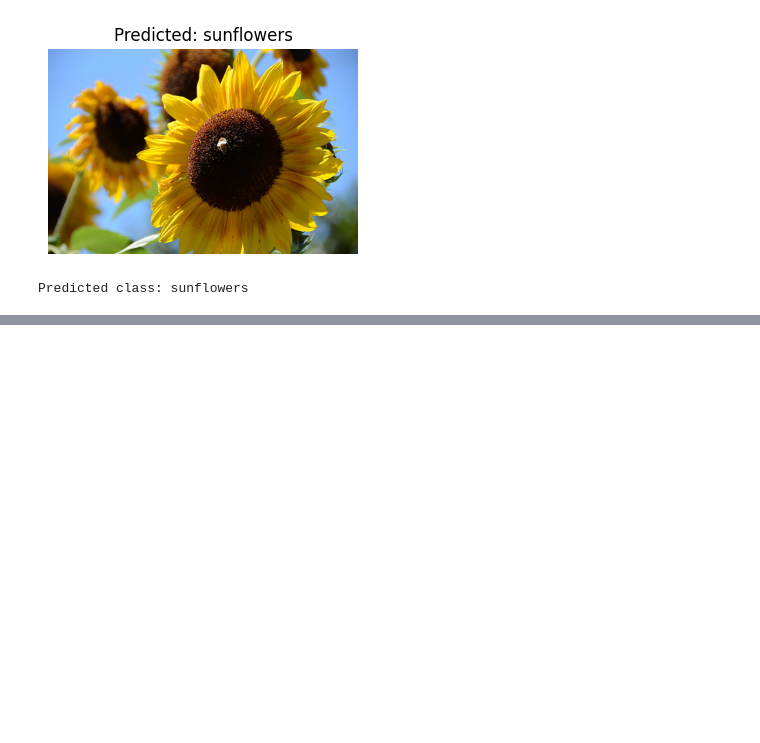
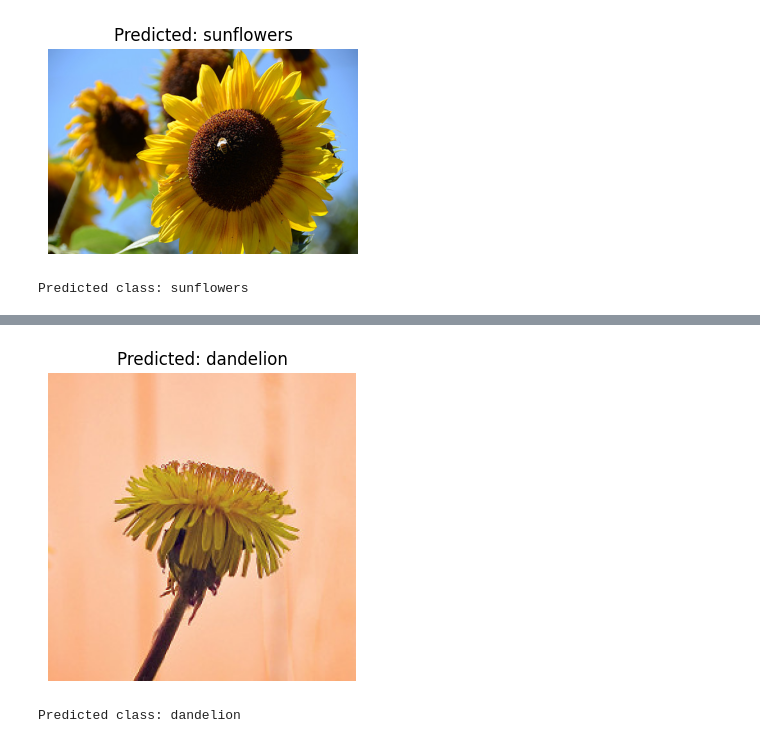
Before and after one commit to Mushfiqur-Rahman-Robin/vision-transformer, a Jupyter notebook: swin_transformers_on_custom_data.ipynb, the cells around one changed output, grey strips where cells are left out. Saved outputs shown, nothing was run; the diff lists cells and outputs as text; code cells hidden in the pictures; blank space fills up the shorter version.

```diff
--- a/swin_transformers_on_custom_data.ipynb
+++ b/swin_transformers_on_custom_data.ipynb
@@ -1080,0 +1252,3 @@ Predicted class: sunflowers
+# %%
+device = torch.device("cpu")
+print(f"Using device: {device}")
@@ -1080,0 +1257,19 @@ Predicted class: sunflowers
+# %%
+try:
+    val_transform
+except NameError:
+    val_transform = transforms.Compose([
+        transforms.Resize((224, 224)),
+        transforms.ToTensor(),
+        transforms.Normalize(mean=[0.5]*3, std=[0.5]*3),
+    ])
+
+try:
+    class_names
+except NameError:
+    data_dir = "flower_classification"
+    test_dataset = datasets.ImageFolder(os.path.join(data_dir, "test"))
+    class_names = test_dataset.classes
+idx_to_class = {i: name for i, name in enumerate(class_names)}
+num_classes = len(class_names)
+print(f"Class names: {class_names}")
@@ -1080,0 +1278,5 @@ Predicted class: sunflowers
+# %%
+# Load model and weights
+model = timm.create_model("swin_tiny_patch4_window7_224", pretrained=False, num_classes=num_classes, global_pool='avg')
+model.load_state_dict(torch.load("models/swin_pretrained_flower_classifier.pth", map_location=device))
+model = model.to(device)
@@ -1080,0 +1290,7 @@ Predicted class: sunflowers
+# %%
+img_path = "flower_classification/test/dandelion/7179487220_56e4725195_m.jpg"
+predicted_class = infer_image(img_path, model, val_transform, idx_to_class, device)
+print(f"Predicted class: {predicted_class}")
+# %% [output]
+[figure, added]
+Predicted class: dandelion
```
Also changed, not shown: parts of 14 cells of this notebook.
